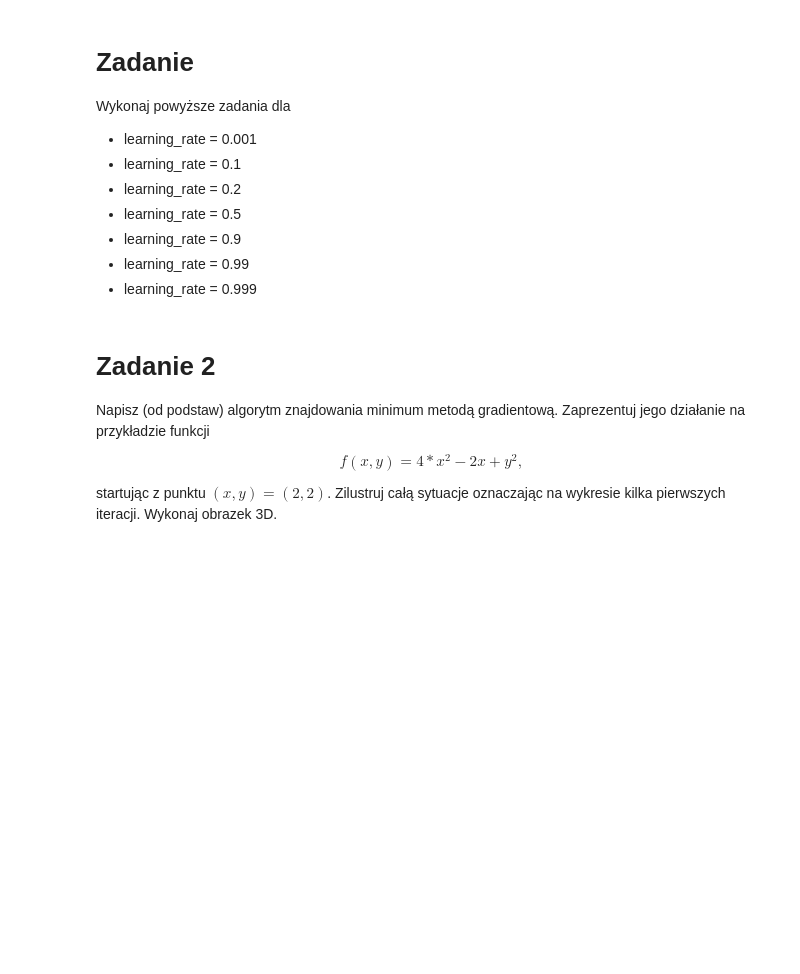
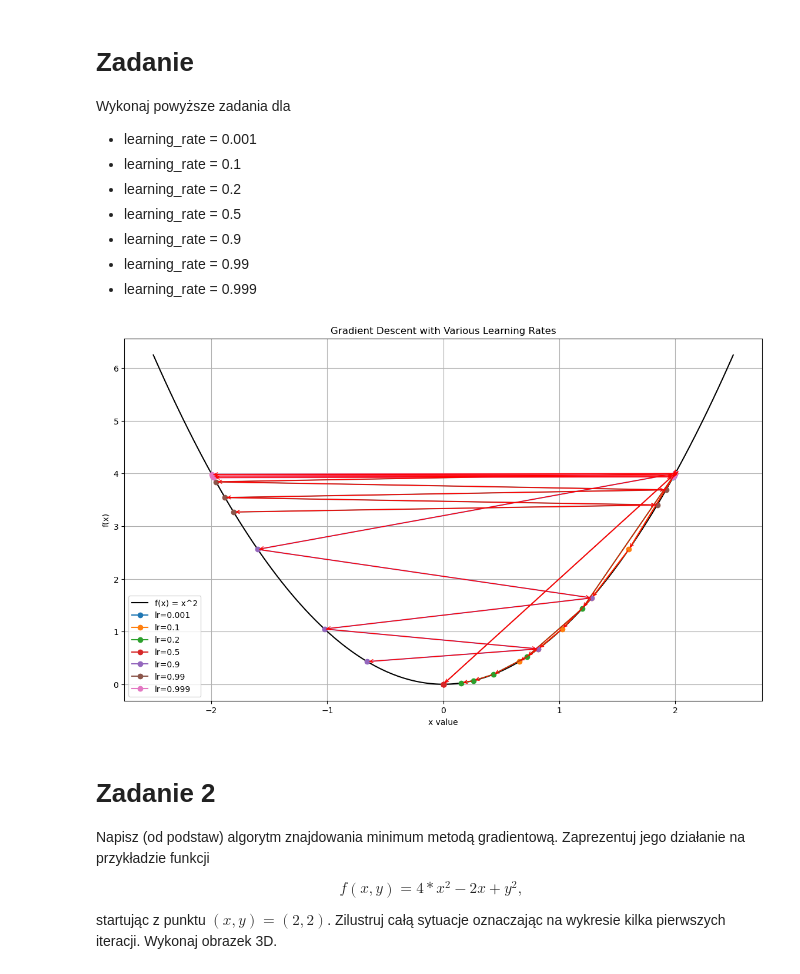
Before and after one commit to sit3kk/Basics-of-Artificial-Intelligence-Notebooks, a Jupyter notebook: Notebooks/4/AD_Z04_C_gradient_descent.ipynb, the cells around one changed output. Saved outputs shown, nothing was run; the diff lists cells and outputs as text; code cells hidden in the pictures; blank space fills up the shorter version.

```diff
--- a/Notebooks/4/AD_Z04_C_gradient_descent.ipynb
+++ b/Notebooks/4/AD_Z04_C_gradient_descent.ipynb
@@ -73,6 +73,75 @@ Wykonaj powyższe zadania dla
   * learning_rate = 0.9
   * learning_rate = 0.99
   * learning_rate = 0.999
+# %%
+import numpy as np
+import matplotlib.pyplot as plt
+
+# Define the function f(x) = x^2 and its derivative
+f = lambda x: x**2
+df = lambda x: 2 * x
+
+
+# Define the gradient descent step function
+def step_gradient(x_current, learning_rate):
+    x_gradient = df(x_current)
+    x_next = x_current - (learning_rate * x_gradient)
+    return x_next
+
+
+# Define the function to perform gradient descent
+def gradient_descent_runner(starting_x, learning_rate, num_iterations):
+    x = starting_x
+    # Record the progression of x values
+    x_progression = [x]
+    for _ in range(num_iterations):
+        x = step_gradient(x, learning_rate)
+        x_progression.append(x)
+    return x_progression
+
+
+# Generate x values and corresponding y values for the plot
+x_values = np.linspace(-2.5, 2.5, 200)
+y_values = f(x_values)
+
+# Plot the function
+plt.figure(figsize=(14, 8))
+plt.plot(x_values, y_values, "k-", label="f(x) = x^2")
+
+# Set hyperparameters
+initial_x = 2  # start at x = 2
+num_iterations = 5
+learning_rates = [0.001, 0.1, 0.2, 0.5, 0.9, 0.99, 0.999]
+
+# Run gradient descent for each learning rate and plot the steps
+for lr in learning_rates:
+    x_progression = gradient_descent_runner(initial_x, lr, num_iterations)
+    plt.plot(x_progression, f(np.array(x_progression)), marker="o", label=f"lr={lr}")
+
+# Annotate the gradient descent steps on the plot
+for lr in learning_rates:
+    x_progression = gradient_descent_runner(initial_x, lr, num_iterations)
+    for i in range(1, len(x_progression)):
+        plt.annotate(
+            "",
+            xy=(x_progression[i], f(x_progression[i])),
+            xytext=(x_progression[i - 1], f(x_progression[i - 1])),
+            arrowprops={"arrowstyle": "->", "color": "r", "lw": 1},
+            va="center",
+            ha="center",
+        )
+
+# Add labels, title and legend
+plt.title("Gradient Descent with Various Learning Rates")
+plt.xlabel("x value")
+plt.ylabel("f(x)")
+plt.legend()
+plt.grid(True)
+
+# Show the plot
+plt.show()
+# %% [output]
+[figure, added]
 # %% [markdown]
 # Zadanie 2
 
```
Also changed, not shown: parts of 1 cell of this notebook.
